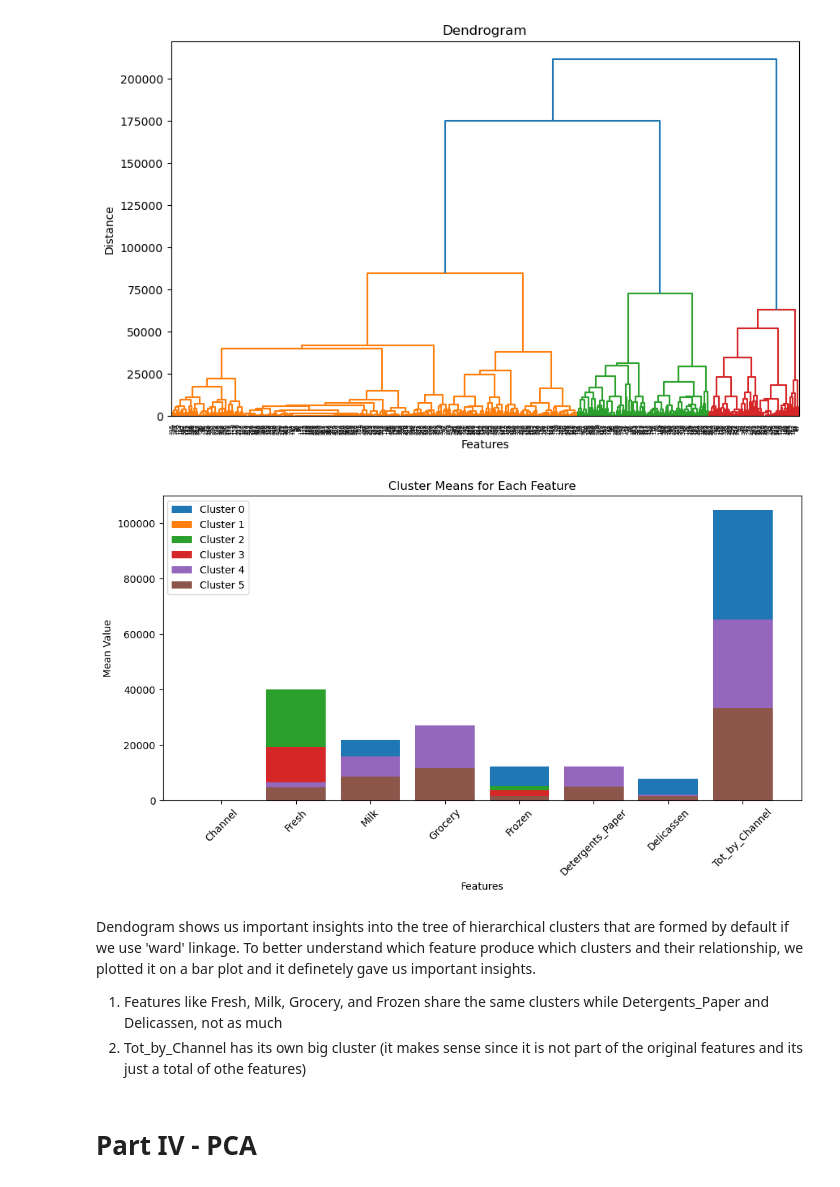
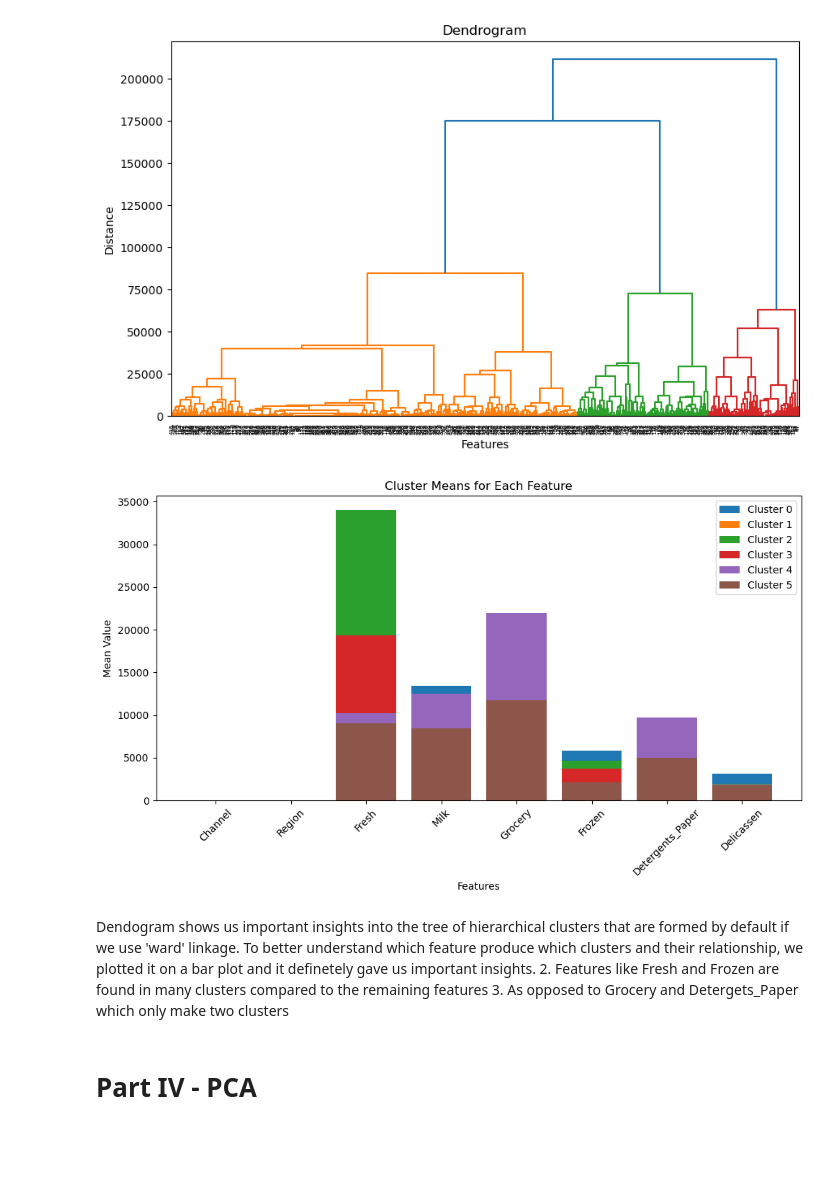
Before and after one commit to inn-ctrl/ml-project-unsupervised-learning, a Jupyter notebook: Unsupervised Learning - Project.ipynb, the cells around one changed output. Drawn from its saved outputs; the diff is of its cells as text; code cells hidden in the pictures; blank space fills up the shorter version.

```diff
--- a/Unsupervised Learning - Project.ipynb
+++ b/Unsupervised Learning - Project.ipynb
@@ -32,7 +33,7 @@ from sklearn.cluster import AgglomerativeClustering
 # %% [markdown]
 Data Import
 # %%
-data= pd.read_csv('Wholesale_Data.csv')
+datav= pd.read_csv('Wholesale_Data.csv')
 # %% [markdown]
 Data Cleaning
 # %%
@@ -213,24 +173,14 @@ We will transform them in same way. Let's go with clipping which will do the fol
 1. round up anything above 0.95 percentile
 2. round down anything below 0.5 percentile
 # %%
-up = df.quantile(0.95)
-bottom = df.quantile(0.5)
+up = data.quantile(0.95)
+bottom = data.quantile(0.5)
 
-clipped_df = df.clip(upper=up, lower=bottom, axis = 1)
-new_df_cols = ['Milk', 'Fresh','Grocery', 'Frozen', 'Detergents_Paper', 'Delicassen', 'Tot_by_Channel']
-target_column ='Tot_by_Channel'
-new_df = clipped_df[new_df_cols]
-new_df
+clipped_df = data.clip(upper = up, lower = bottom, axis = 1)
+new_df = clipped_df
 
 # Visualize the clipped data
-for col in new_df_cols:
-    plt.figure(figsize=(8, 6))
-    plt.scatter(new_df[col], new_df[target_column], alpha=0.5)
-    plt.title(f"Scatter plot of {col} vs {target_column} (scaled)")
-    plt.xlabel(col)
-    plt.ylabel(target_column)
-    plt.grid(True)
-    plt.show()
-
-#These graphs are a bit better compared to the df dataset because now there are no outliers (we clipped them). Now the new dataset can be defined where there are no outliers (new_df)
+new_df.hist(figsize = (10, 6))
+plt.tight_layout()
+plt.show()
 # %% [output]
@@ -300,20 +237,18 @@ The plot above clearly displays that all features contribute contribute the most
 # %% [markdown]
 The objective of the analysis is to group similar products together into clusters based on their attributes such as fresh, milk, grocery, frozen, detergents_paper, and delicatessen. To perform the k-means clustering analysis, you will need to pre-process the dataset, determine the optimal number of clusters, initialize the centroids, assign data points to clusters, update the centroids, and repeat until convergence.
 # %%
-#features
-columns = ['Milk', 'Fresh', 'Grocery', 'Frozen', 'Detergents_Paper', 'Delicassen']
-X = new_df[columns]
-
+#new dataset
+new_df
 #centroids
 k = 6  # Number of clusters
-centroids = X.sample(n=k, random_state=0)
+centroids = new_df.sample(n = k, random_state = 0)
 
 # loop that assess the convergence
 for _ in range(100):  # Maximum iterations
 
 # clusters'data points
     clusters = []
-    for index, row in X.iterrows():
+    for index, row in new_df.iterrows():
         min_distance = float('inf')
         closest_centroid = None
         for centroid_index, centroid in centroids.iterrows():
@@ -326,7 +261,7 @@ for _ in range(100):  # Maximum iterations
     # centroids updating
     new_centroids = []
     for cluster in set(clusters):
-        cluster_data = X.iloc[[i for i, c in enumerate(clusters) if c == cluster]]
+        cluster_data = new_df.iloc[[i for i, c in enumerate(clusters) if c == cluster]]
         new_centroid = cluster_data.mean()
         new_centroids.append(new_centroid)
     new_centroids = pd.DataFrame(new_centroids)
@@ -342,7 +277,7 @@ y_km = clusters
 
 # Applying t-SNE to reduce dimensionality to 2 dimensions
 tsne = TSNE(n_components=2, random_state=0)
-X_tsne = tsne.fit_transform(X)
+X_tsne = tsne.fit_transform(new_df)
 
 # Plot the scatter plot with all clusters
 plt.figure(figsize=(8, 6))
@@ -385,32 +313,32 @@ plt.show()
 # %% [output]
 [figure]
 # %%
-clustered_df = df.copy()
+clustered_df = new_df.copy()
 clustered_df['cluster'] = clusters
 
 # Grouping by cluster and calculate mean of each feature within each cluster
 cluster_means = clustered_df.groupby('cluster').mean()
 
 #cluster_means gives values of each feature within each cluster
 plt.figure(figsize=(10, 6))
 
 # plotting the mean values of features
 for cluster_label, cluster_mean in cluster_means.iterrows():
-    plt.bar(df.columns, cluster_mean, label=f'Cluster {cluster_label}')
+    plt.bar(new_df.columns, cluster_mean, label=f'Cluster {cluster_label}')
 
 plt.title('Cluster Means for Each Feature')
 plt.xlabel('Features')
 plt.ylabel('Mean Value')
 plt.xticks(rotation=45)
 plt.legend()
 plt.tight_layout()
 plt.show()
 # %% [output]
-[figure, old version]
+[figure, new version]
 # %% [markdown]
 Dendogram shows us important insights into the tree of hierarchical clusters that are formed by default if we use 'ward' linkage. To better understand which feature produce which clusters and their relationship, we plotted it on a bar plot and it definetely gave us important insights.
-1. Features like Fresh, Milk, Grocery, and Frozen share the same clusters while Detergents_Paper and Delicassen, not as much
-2. Tot_by_Channel has its own big cluster (it makes sense since it is not part of the original features and its just a total of othe features)
+2. Features like Fresh and Frozen are found in many clusters compared to the remaining features
+3. As opposed to Grocery and Detergets_Paper which only make two clusters
 # %% [markdown]
 # Part IV - PCA
 # %% [markdown]
```
Also changed, not shown: parts of 31 cells of this notebook, 1 other file.
